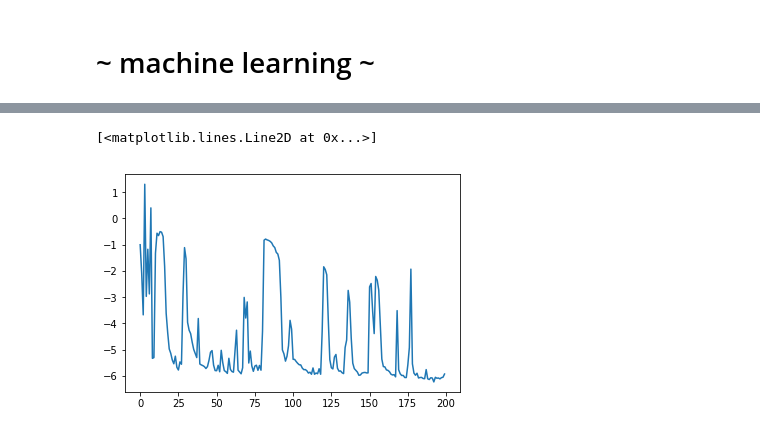
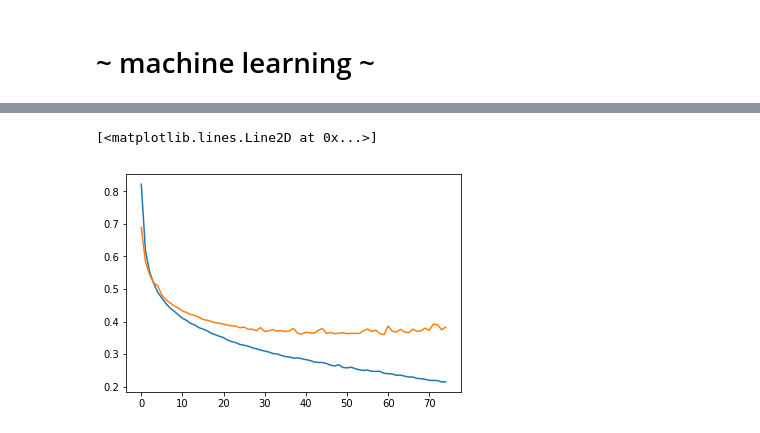
Before and after one commit to jlin816/gyrosec, a Jupyter notebook: preprocess.ipynb, the cells around one changed output, grey strips where cells are left out. Drawn from its saved outputs; the diff is of its cells as text; code cells hidden in the pictures.

Commit message:
Fix y classes to be [0,1], change activation to sigmoid

```diff
--- a/preprocess.ipynb
+++ b/preprocess.ipynb
@@ -250,19 +251,0 @@ fig.show()
-# %%
-nrows = 8
-ncols = 8
-X_balanced = X_balanced.reshape((-1, samples_per_window, 6))
-
-fig, axes = plt.subplots(nrows, ncols, figsize=(12, 12))
-axes = axes.reshape(-1)
-
-count = 0
-for i in range(100,len(has_touch_y_balanced)):
-    if has_touch_y_balanced[i] == -1:
-        if count == nrows * ncols: break
-        axes[count].plot(np.linspace(0, window_size_ms, num=samples_per_window), X_balanced[i,:,0])
-        axes[count].plot(np.linspace(0, window_size_ms, num=samples_per_window), X_balanced[i,:,1])
-        axes[count].plot(np.linspace(0, window_size_ms, num=samples_per_window), X_balanced[i,:,2])
-        axes[count].set_ylim(-1, 1)
-        count += 1
-
-fig.show()
@@ -271,9 +260,9 @@ fig.show()
 # %%
 def build_model():
     model = Sequential()
-    model.add(Dense(80, activation="relu", input_dim=(samples_per_window * 6)))
-    model.add(Dense(40, activation="relu"))
-    model.add(Dense(20, activation="relu"))
-    model.add(Dense(1, activation="tanh"))
+    model.add(Dense(128, activation="relu", input_dim=(samples_per_window * 6)))
+    model.add(Dense(128, activation="relu"))
+    model.add(Dense(64, activation="relu", kernel_regularizer=regularizers.l2(0.003)))
+    model.add(Dense(1, activation="sigmoid"))
     model.compile(loss="binary_crossentropy", optimizer=Adam(lr=1e-4), metrics = ["accuracy"])
     return model
@@ -280,16 +300,18 @@ def build_model():
 # %%
-skf = StratifiedKFold(n_splits = 5)
+skf = StratifiedKFold(n_splits = 5, shuffle=True)
 # %%
+seed = 0
+
 accs = []
 histories = []
-X_balanced = X_balanced.reshape((-1, 120))
+
 for train_idx, test_idx in skf.split(X_balanced, has_touch_y_balanced):
     x_train, x_test = X_balanced[train_idx], X_balanced[test_idx]
     y_train, y_test = has_touch_y_balanced[train_idx], has_touch_y_balanced[test_idx]
 
     model = build_model()
 
-    history = model.fit(x_train, y_train, epochs=75, batch_size=20)
+    history = model.fit(x_train, y_train, epochs=75, batch_size=20, validation_data=(x_test, y_test))
     _, acc = model.evaluate(x_test, y_test)
     print("ACCURACY: ", acc)
     accs.append(acc)
@@ -322,5 +343,6 @@ np.mean(accs)
 # %%
-plt.plot(histories[0].history["loss"])
+plt.plot(histories[1].history["loss"])
+plt.plot(histories[1].history["val_loss"])
 # %% [output]
 [<matplotlib.lines.Line2D at 0x...>]
-[figure, old version]
+[figure, new version]
```
Also changed, not shown: parts of 11 cells of this notebook, 22 other files.
